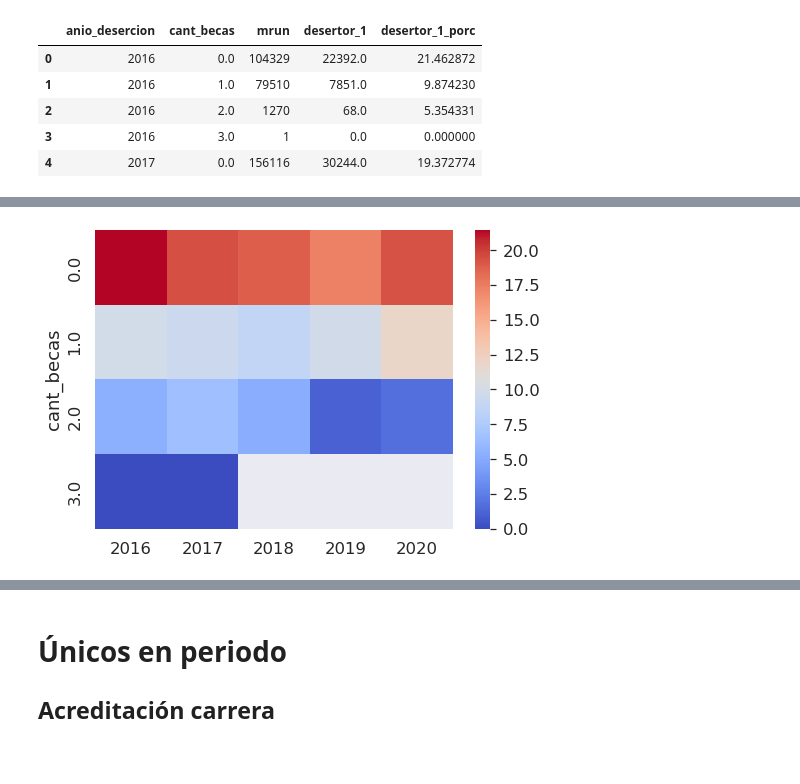
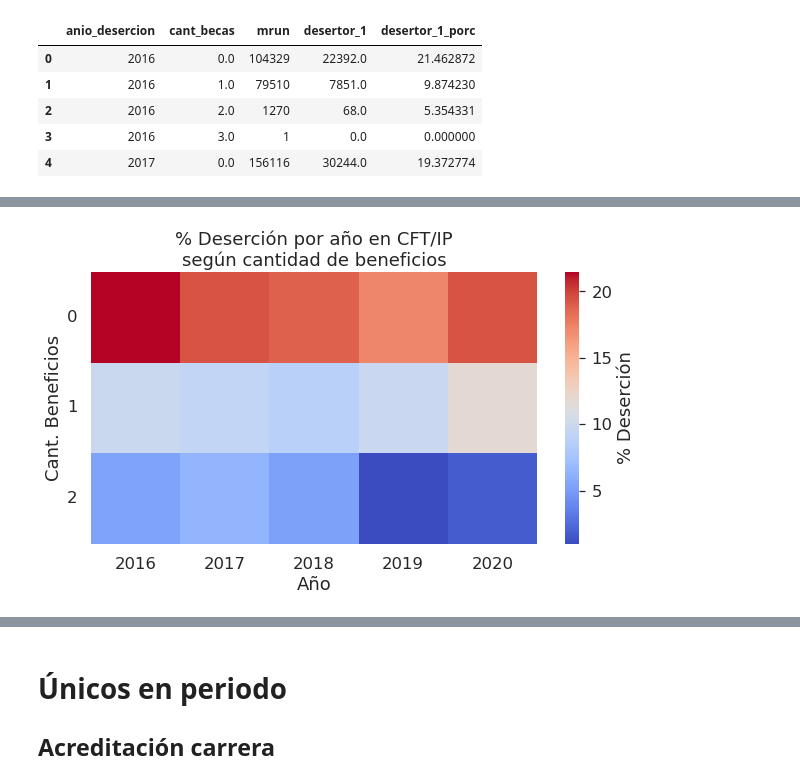
Before and after one commit to GianniCatBug/MDS7201-mineduc-desercion, a Jupyter notebook: notebooks/4.2-exploracion-datos-becas-acreditacion.ipynb, the cells around one changed output, grey strips where cells are left out. Saved outputs shown, nothing was run; the diff lists cells and outputs as text; code cells hidden in the pictures; blank space fills up the shorter version.

Commit message:
plots hito 3

```diff
--- a/notebooks/4.2-exploracion-datos-becas-acreditacion.ipynb
+++ b/notebooks/4.2-exploracion-datos-becas-acreditacion.ipynb
@@ -128,0 +222,34 @@ coefs_acc[coefs_acc["P>|t|"] < 0.05]
+# %%
+w = list(cross_tab.T.sum()/cross_tab.T.sum().sum())
+
+f, ax = plt.subplots(figsize=(10,7))
+plt.rcParams.update({'font.size': 15})
+
+plt.title("% Desertores CFT/IP por acreditación institución", pad=40)
+
+b1 = plt.barh(cross_tab_prop.reset_index()['acreditada_inst'],
+                cross_tab_prop.reset_index()[0],
+                color="dodgerblue",
+                height=w)
+
+b2 = plt.barh(cross_tab_prop.reset_index()['acreditada_inst'],
+                cross_tab_prop.reset_index()[1],
+                left=cross_tab_prop.reset_index()[0],
+                color="coral",
+                height=w)
+
+for n, x in enumerate([*cross_tab.index.values]):
+    for (proportion, y_loc) in zip(cross_tab_prop.loc[x],
+                                          cross_tab_prop.loc[x].cumsum()):
+
+        plt.text(x=(y_loc - proportion) + (proportion / 2),
+                 y=n - 0.11,
+                 s=f'{np.round(proportion * 100, 1)}%',
+                 color="black",
+                 fontsize=14)
+
+plt.xticks(np.arange(0, 1.2, 0.2), range(0, 120, 20))
+
+ax.legend(['No desertor', 'Desertor'], loc ='upper left', ncol=2, bbox_to_anchor=(0.2,1.1));
+plt.xlabel("% Matriculados");
+plt.ylabel("Tipo institución");
@@ -166,9 +317,16 @@ cantidades_becas.head()
 # %%
-t_becas = cantidades_becas[["anio_desercion", "cant_becas", "desertor_1_porc"]]
+t_becas = cantidades_becas[cantidades_becas["cant_becas"]<3][["anio_desercion", "cant_becas", "desertor_1_porc"]]
 piv_becas = pd.pivot_table(
     t_becas, values="desertor_1_porc", index=["anio_desercion"], columns=["cant_becas"]
 ).reset_index().T
 piv_becas = piv_becas.rename(columns=piv_becas.iloc[0].astype(int))[1:]
-sns.heatmap(piv_becas, cmap="coolwarm");
+piv_becas.index = piv_becas.index.astype(int)
+
+plt.figure(figsize=(10, 5))
+sns.heatmap(piv_becas, cmap="coolwarm", cbar_kws={'label': '% Deserción'});
+plt.xlabel("Año");
+plt.yticks(rotation=0);
+plt.ylabel("Cant. Beneficios");
+plt.title("% Deserción por año en CFT/IP\nsegún cantidad de beneficios");
 # %% [output]
-[figure, old version]
+[figure, new version]
```
Also changed, not shown: parts of 13 cells of this notebook, 1 other file.
